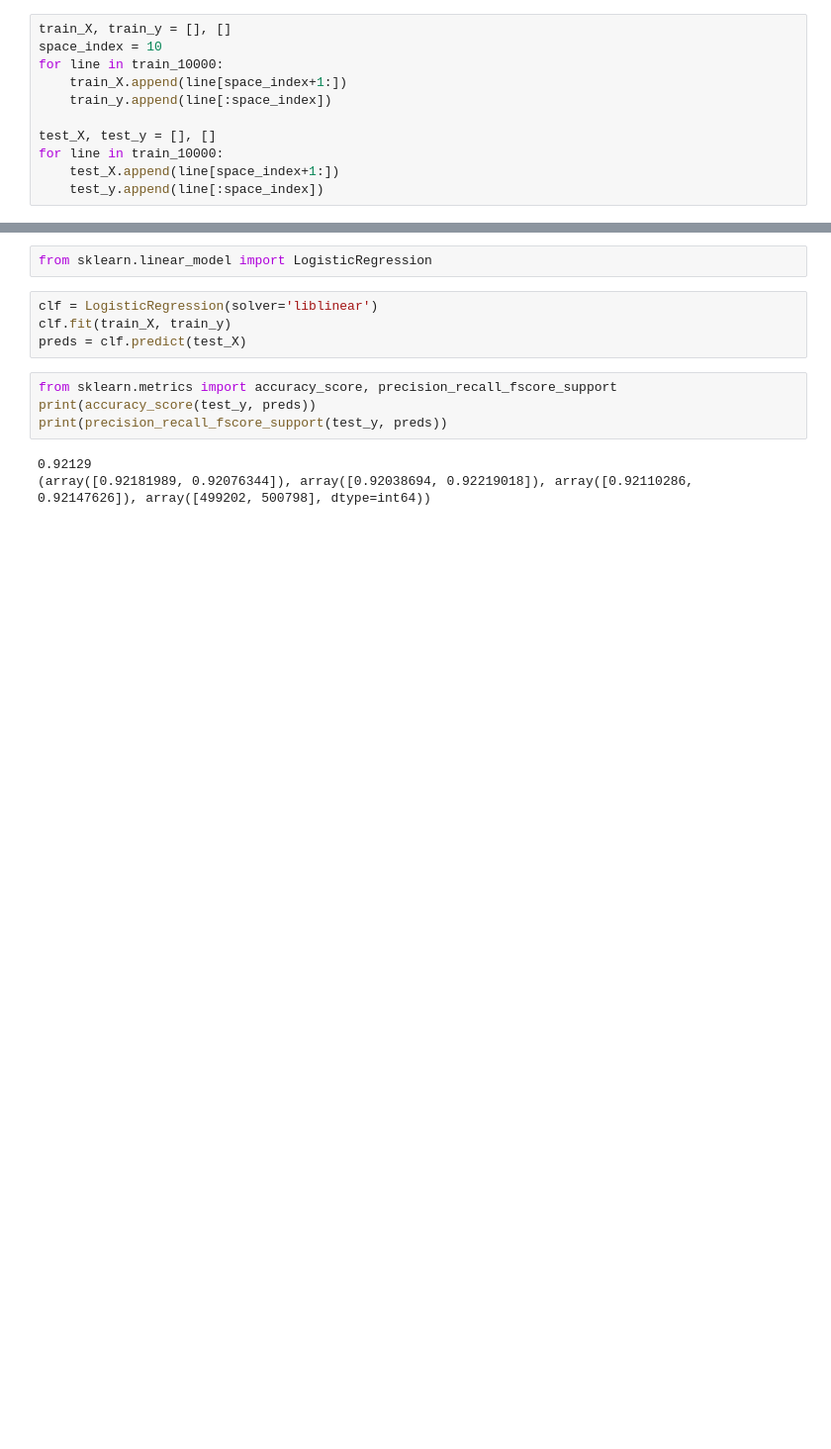
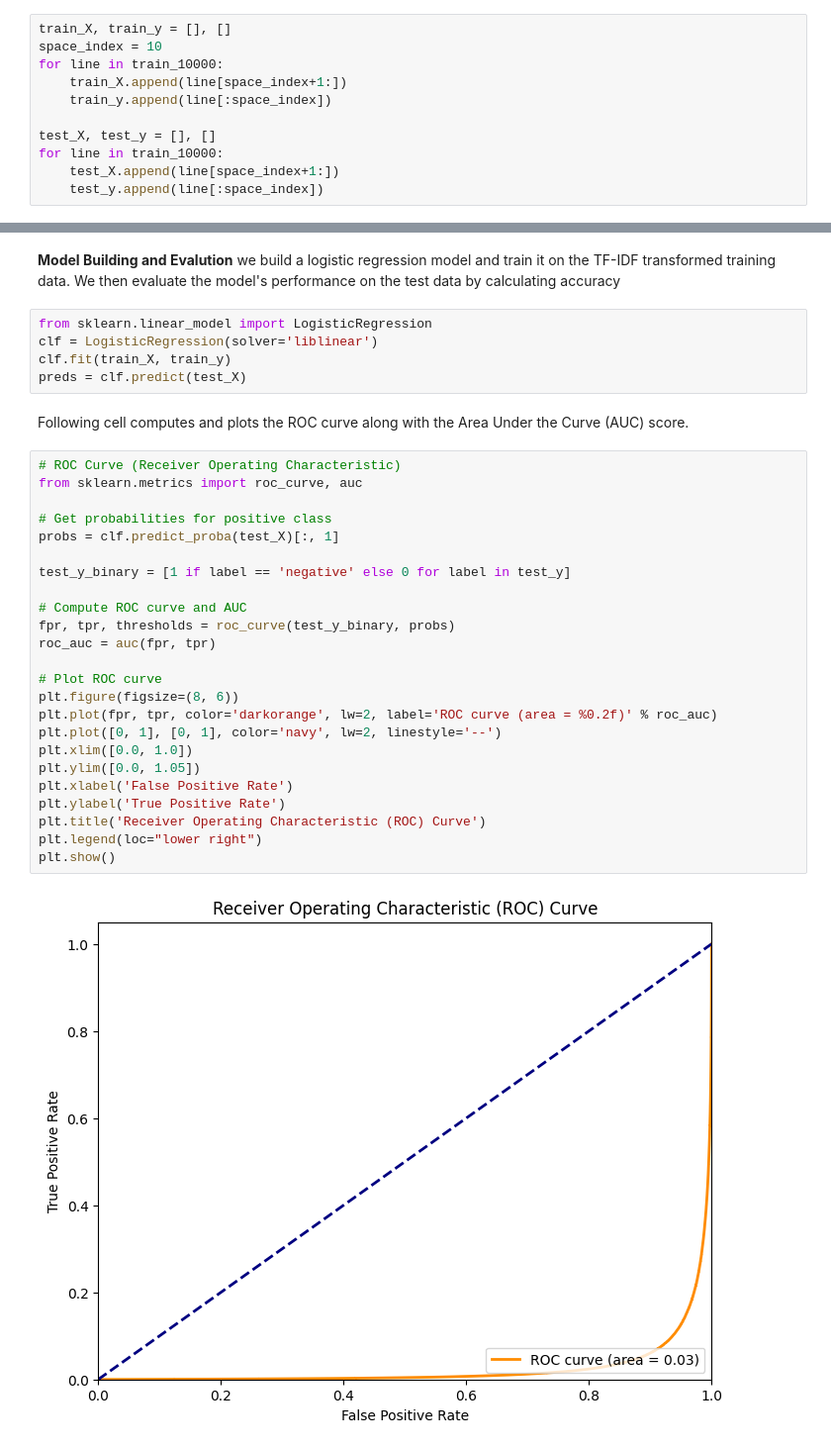
Before and after one commit to sherAfzal861/AmazonReviewClassification, a Jupyter notebook: ClassificationUsingLogisticRegression.ipynb, the cells around one changed output, grey strips where cells are left out. Shown at 99% size. Drawn from its saved outputs; the diff is of its cells as text; blank space fills up the shorter version.

```diff
--- a/ClassificationUsingLogisticRegression.ipynb
+++ b/ClassificationUsingLogisticRegression.ipynb
@@ -28,13 +76,35 @@ train_X = vectorizer.transform(train_X)
+# %% [markdown]
+**Model Building and Evalution**   we build a logistic regression model and train it on the TF-IDF transformed training data. We then evaluate the model's performance on the test data by calculating accuracy
 # %%
 from sklearn.linear_model import LogisticRegression
+clf = LogisticRegression(solver='liblinear')
+clf.fit(train_X, train_y)
+preds = clf.predict(test_X)
-# %%
-clf = LogisticRegression(solver='liblinear')
-clf.fit(train_X, train_y)
-preds = clf.predict(test_X)
-# %%
-from sklearn.metrics import accuracy_score, precision_recall_fscore_support
-print(accuracy_score(test_y, preds))
-print(precision_recall_fscore_support(test_y, preds))
-# %% [output]
-0.92129
-(array([0.92181989, 0.92076344]), array([0.92038694, 0.92219018]), array([0.92110286, 0.92147626]), array([499202, 500798], dtype=int64))
+# %% [markdown]
+Following cell computes and plots the ROC curve along with the Area Under the Curve (AUC) score.
+# %%
+# ROC Curve (Receiver Operating Characteristic)
+from sklearn.metrics import roc_curve, auc
+
+# Get probabilities for positive class
+probs = clf.predict_proba(test_X)[:, 1]
+
+test_y_binary = [1 if label == 'negative' else 0 for label in test_y]
+
+# Compute ROC curve and AUC
+fpr, tpr, thresholds = roc_curve(test_y_binary, probs)
+roc_auc = auc(fpr, tpr)
+
+# Plot ROC curve
+plt.figure(figsize=(8, 6))
+plt.plot(fpr, tpr, color='darkorange', lw=2, label='ROC curve (area = %0.2f)' % roc_auc)
+plt.plot([0, 1], [0, 1], color='navy', lw=2, linestyle='--')
+plt.xlim([0.0, 1.0])
+plt.ylim([0.0, 1.05])
+plt.xlabel('False Positive Rate')
+plt.ylabel('True Positive Rate')
+plt.title('Receiver Operating Characteristic (ROC) Curve')
+plt.legend(loc="lower right")
+plt.show()
+# %% [output]
+[figure, added]
```
Also changed, not shown: parts of 14 cells of this notebook.
